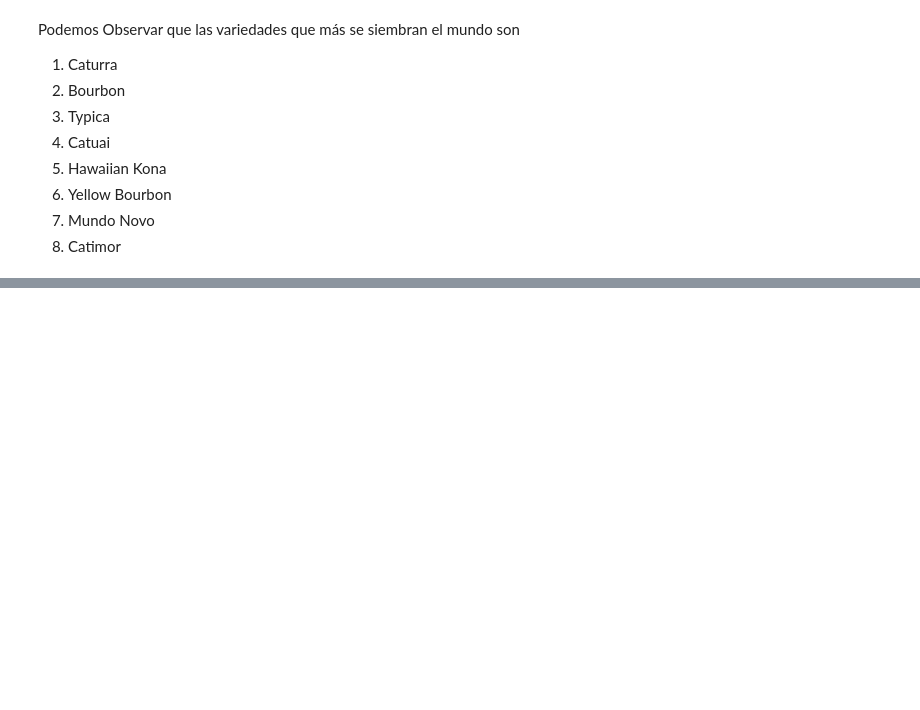
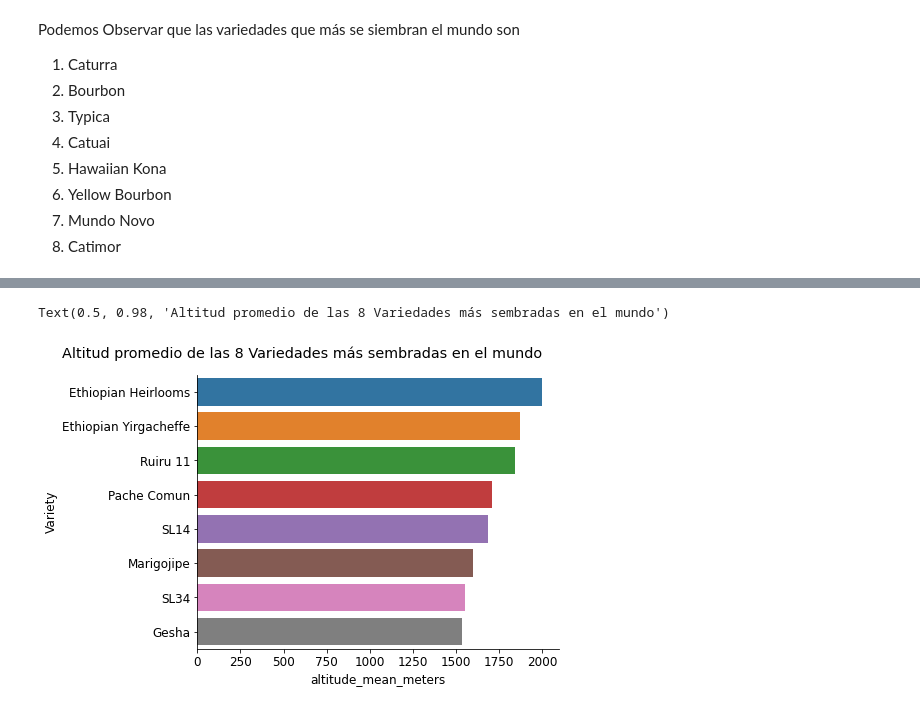
Before and after one commit to romeroelena16/PythonAnalytics, a Jupyter notebook: src/eda.ipynb, the cells around one changed output, grey strips where cells are left out. Saved outputs shown, nothing was run; the diff lists cells and outputs as text; code cells hidden in the pictures; blank space fills up the shorter version.

```diff
--- a/src/eda.ipynb
+++ b/src/eda.ipynb
@@ -224,0 +364,2 @@ df_main['Variety'].replace(np.nan,"Other_2",inplace=True)
+# %%
+df_main[['altitude_low_meters','altitude_high_meters','altitude_mean_meters']] = df_main[['altitude_low_meters','altitude_high_meters','altitude_mean_meters']].fillna(0.0)
@@ -224,0 +392,8 @@ df_main['Variety'].replace(np.nan,"Other_2",inplace=True)
+# %%
+df_main['altitude_low_meters'][(df_main.Species=='Arabica') & ((df_main.altitude_mean_meters < 200) | (df_main.altitude_high_meters < 200))] = mediana_arabica['altitude_low_meters']
+df_main['altitude_high_meters'][(df_main.Species=='Arabica') & ((df_main.altitude_mean_meters < 200) | (df_main.altitude_high_meters < 200))] = mediana_arabica['altitude_high_meters']
+df_main['altitude_mean_meters'][(df_main.Species=='Arabica') & ((df_main.altitude_mean_meters < 200) | (df_main.altitude_high_meters < 200))] = mediana_arabica['altitude_mean_meters']
+
+df_main['altitude_low_meters'][(df_main.Species=='Robusta') & ((df_main.altitude_mean_meters < 200) | (df_main.altitude_high_meters < 200))] = mediana_robusta['altitude_low_meters']
+df_main['altitude_high_meters'][(df_main.Species=='Robusta') & ((df_main.altitude_mean_meters < 200) | (df_main.altitude_high_meters < 200))] = mediana_robusta['altitude_high_meters']
+df_main['altitude_mean_meters'][(df_main.Species=='Robusta') & ((df_main.altitude_mean_meters < 200) | (df_main.altitude_high_meters < 200))] = mediana_robusta['altitude_mean_meters']
@@ -326,0 +644,6 @@ graf_peru.plot() # grafico
+# %%
+altitud_x_sabor = (df_main.groupby('Variety')[['altitude_mean_meters','Flavor']].mean()
+                    .sort_values(by='altitude_mean_meters',ascending=False)
+                    .reset_index() # Convierte a df
+                    .rename({0: 'conteo'}, axis=1)) # Cambia el nombre de "0" a "conteo")
+altitud_x_sabor.head(15)
@@ -326,0 +667,12 @@ graf_peru.plot() # grafico
+# %%
+# Las 8 Variedades más sembradas en el mundo
+graf_altitud_promedio_variedad_8_mas = sns.catplot(
+    data=altitud_x_sabor.head(8), kind="bar",
+    x="altitude_mean_meters", y="Variety", aspect=1.5,
+)
+
+graf_altitud_promedio_variedad_8_mas.fig.subplots_adjust(top=0.9)
+graf_altitud_promedio_variedad_8_mas.fig.suptitle('Altitud promedio de las 8 Variedades más sembradas en el mundo')
+# %% [output]
+Text(0.5, 0.98, 'Altitud promedio de las 8 Variedades más sembradas en el mundo')
+[figure, added]
```
Also changed, not shown: parts of 82 cells of this notebook.
